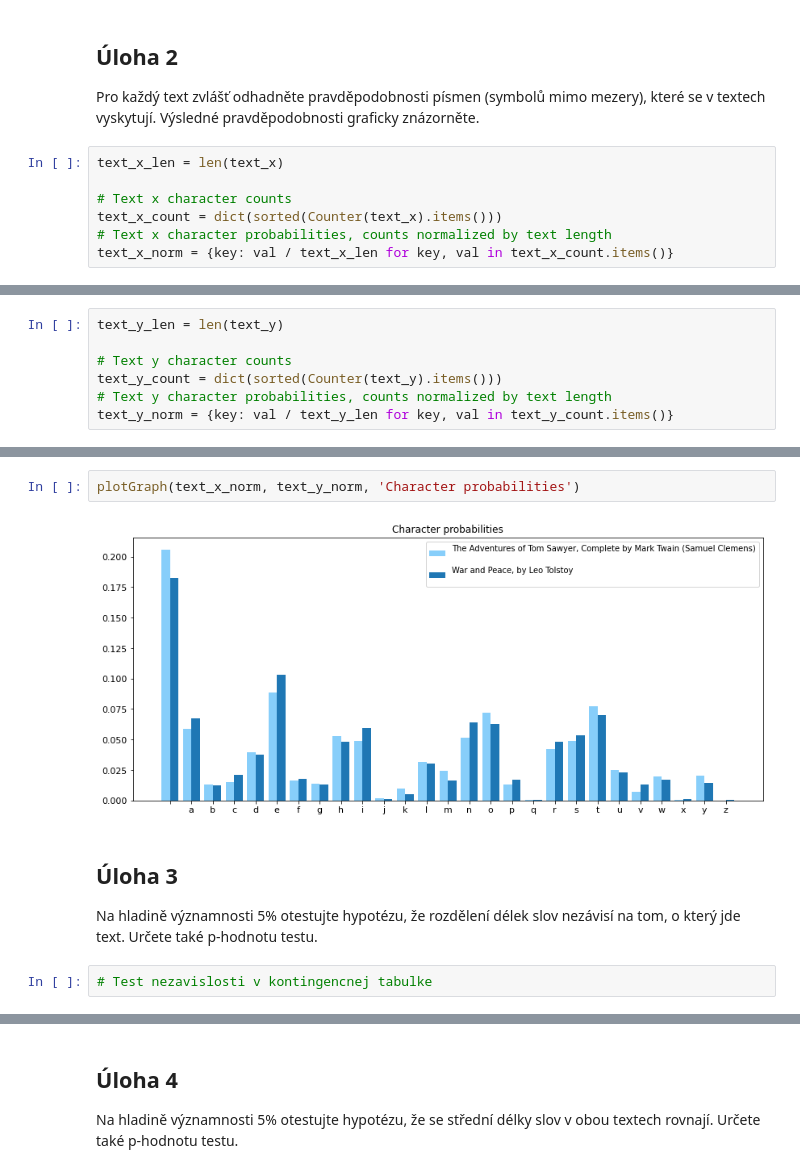
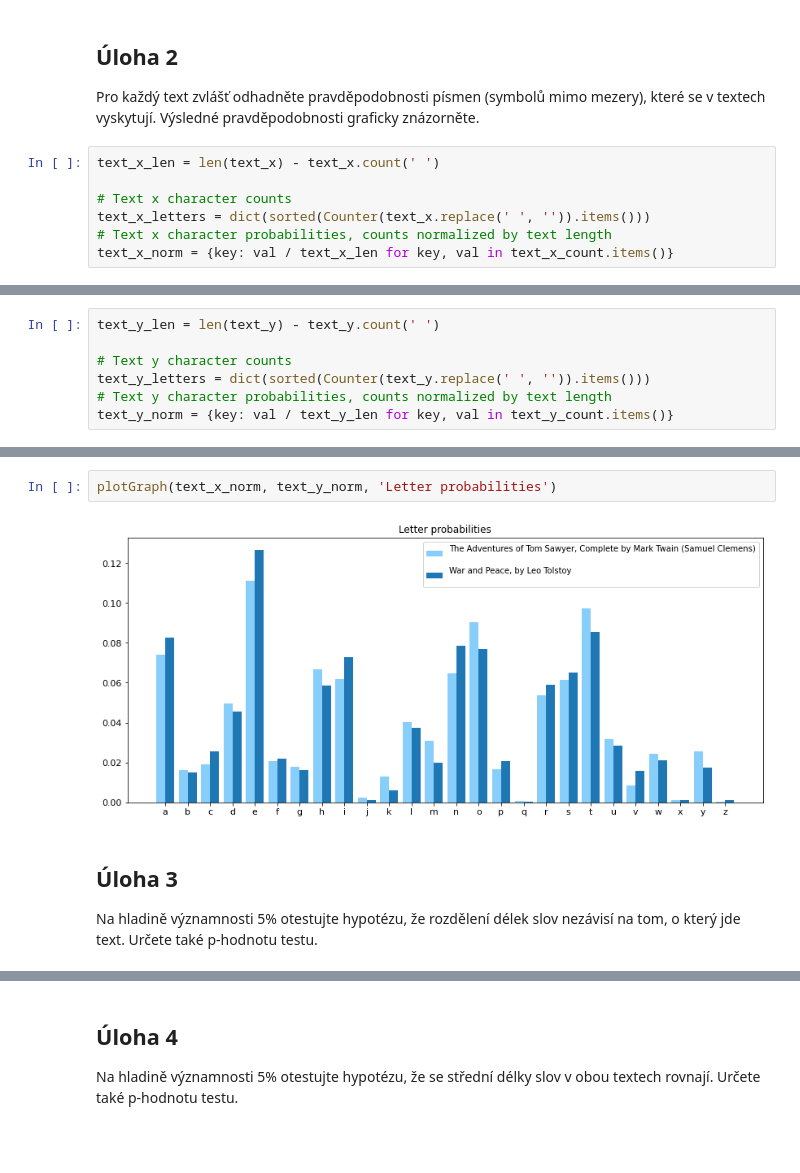
Before and after one commit to kalouskova/VSM_Z2, a Jupyter notebook: VSM_2.ipynb, the cells around one changed output, grey strips where cells are left out. Cells and saved outputs as stored; diff of their text form; blank space fills up the shorter version.

Commit message:
all tests done

```diff
--- a/VSM_2.ipynb
+++ b/VSM_2.ipynb
@@ -190,9 +197,9 @@ np.var(lengths_y, ddof=1)
 ## Úloha 2
 Pro každý text zvlášť odhadněte pravděpodobnosti písmen (symbolů mimo mezery), které se v textech vyskytují. Výsledné pravděpodobnosti graficky znázorněte.
 # %%
-text_x_len = len(text_x)
+text_x_len = len(text_x) - text_x.count(' ')
 
 # Text x character counts
-text_x_count = dict(sorted(Counter(text_x).items()))
+text_x_letters = dict(sorted(Counter(text_x.replace(' ', '')).items()))
 # Text x character probabilities, counts normalized by text length
 text_x_norm = {key: val / text_x_len for key, val in text_x_count.items()}
@@ -199,8 +211,8 @@ text_x_norm = {key: val / text_x_len for key, val in text_x_count.items()}
 # %%
-text_y_len = len(text_y)
+text_y_len = len(text_y) - text_y.count(' ')
 
 # Text y character counts
-text_y_count = dict(sorted(Counter(text_y).items()))
+text_y_letters = dict(sorted(Counter(text_y.replace(' ', '')).items()))
 # Text y character probabilities, counts normalized by text length
 text_y_norm = {key: val / text_y_len for key, val in text_y_count.items()}
 # %%
@@ -211,9 +223,7 @@ sum(list(text_x_norm.values()))
 # %%
-plotGraph(text_x_norm, text_y_norm, 'Character probabilities')
+plotGraph(text_x_norm, text_y_norm, 'Letter probabilities')
 # %% [output]
-[figure, old version]
+[figure, new version]
 # %% [markdown]
 ## Úloha 3
  Na hladině významnosti 5% otestujte hypotézu, že rozdělení délek slov nezávisí na tom, o který jde text. Určete také p-hodnotu testu.
-# %%
-# Test nezavislosti v kontingencnej tabulke
```
Also changed, not shown: parts of 45 cells of this notebook.
